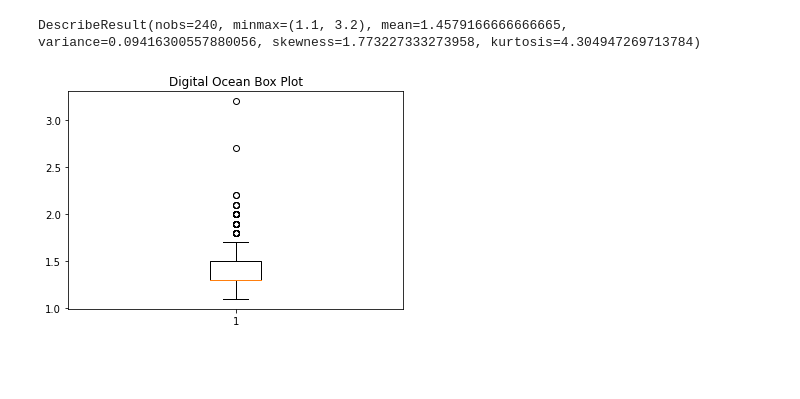
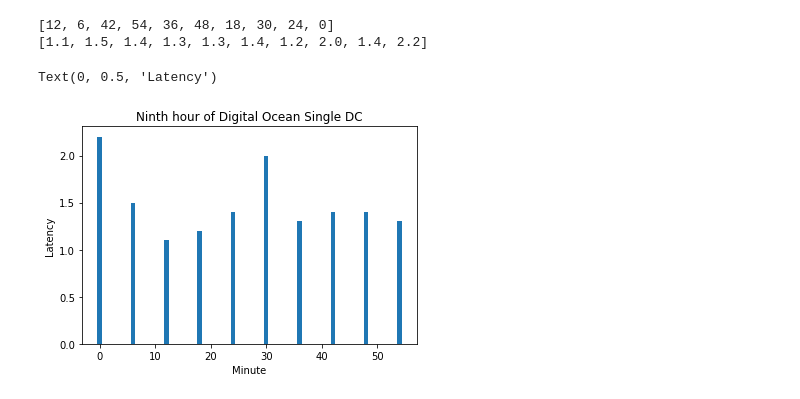
Before and after one commit to yudi-tan/cloud_provider_network_consistency_benchmark, a Jupyter notebook: CS268FTP.ipynb, the cells around one changed output. Drawn from its saved outputs; the diff is of its cells as text; code cells hidden in the pictures; blank space fills up the shorter version.

```diff
--- a/CS268FTP.ipynb
+++ b/CS268FTP.ipynb
@@ -152,8 +0,0 @@ DescribeResult(nobs=240, minmax=(1.3, 5.5), mean=1.9454166666666666, variance=0.
-# %%
-fig1, ax1 = plt.subplots()
-ax1.set_title('Digital Ocean Box Plot')
-ax1.boxplot(do_transfer_time)
-print(stats.describe(do_transfer_time))
-# %% [output]
-DescribeResult(nobs=240, minmax=(1.1, 3.2), mean=1.4579166666666665, variance=0.09416300557880056, skewness=1.773227333273958, kurtosis=4.304947269713784)
-[figure, removed]
@@ -159,0 +88,22 @@ DescribeResult(nobs=240, minmax=(1.1, 3.2), mean=1.4579166666666665, variance=0.
+# %%
+do_min_lat, do_min_thro = get_dict_minute('digital-ocean')
+minutes = []
+latencies = []
+for key in do_min_lat:
+    if key[0] == 9:
+        minutes.append(key[1])
+        latencies.append(do_min_lat[key])
+latencies = list(itertools.chain.from_iterable(latencies))
+latencies = list(map(float, latencies))
+print(minutes)
+print(latencies)
+plt.bar(minutes, latencies)
+plt.title('Ninth hour of Digital Ocean Single DC')
+plt.xlabel("Minute")
+plt.ylabel("Latency")
+#     plt.scatter(, ye)
+# %% [output]
+[12, 6, 42, 54, 36, 48, 18, 30, 24, 0]
+[1.1, 1.5, 1.4, 1.3, 1.3, 1.4, 1.2, 2.0, 1.4, 2.2]
+Text(0, 0.5, 'Latency')
+[figure, added]
```
Also changed, not shown: parts of 36 cells of this notebook.
